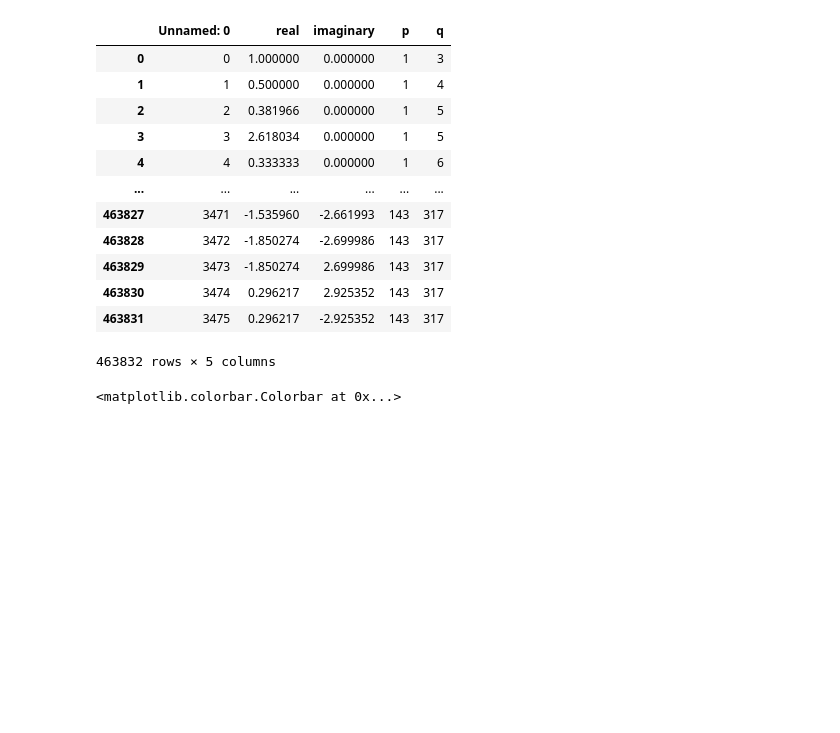
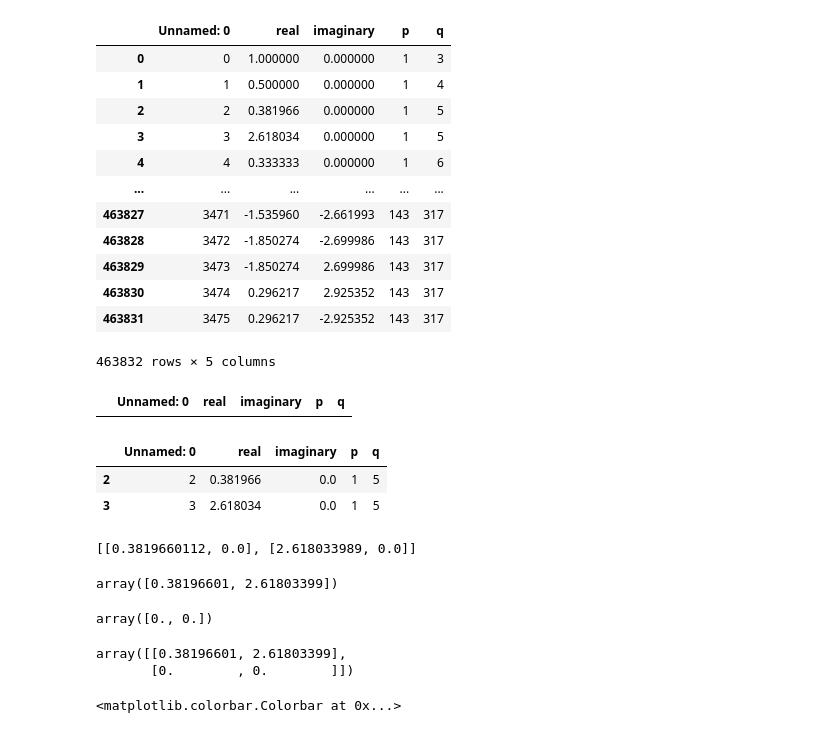
Before and after one commit to georgeglidden/rutabaga, a Jupyter notebook: Notebooks/00-00-PLOTS.ipynb, the cells around one changed output. Drawn from its saved outputs; the diff is of its cells as text; code cells hidden in the pictures; blank space fills up the shorter version.

```diff
--- a/Notebooks/00-00-PLOTS.ipynb
+++ b/Notebooks/00-00-PLOTS.ipynb
@@ -43,6 +43,35 @@ roots
 | 463830 | 3474 | 0.296217 | 2.925352 | 143 | 317 |
 | 463831 | 3475 | 0.296217 | -2.925352 | 143 | 317 |
 463832 rows × 5 columns
+# %%
+roots.loc[roots['q']=='2']
+# %% [output]
+|  | Unnamed: 0 | real | imaginary | p | q |
+# %%
+prevcal = roots.loc[(roots['p']==1) & (roots['q']==5)]
+# %%
+prevcal
+# %% [output]
+|  | Unnamed: 0 | real | imaginary | p | q |
+| 2 | 2 | 0.381966 | 0.0 | 1 | 5 |
+| 3 | 3 | 2.618034 | 0.0 | 1 | 5 |
+# %%
+prevcal[['real','imaginary']].values.tolist()
+# %% [output]
+[[0.3819660112, 0.0], [2.618033989, 0.0]]
+# %%
+prevcal['real'].to_numpy() + prevcal['imaginary'].to_numpy()
+# %% [output]
+array([0.38196601, 2.61803399])
+# %%
+prevcal['imaginary'].to_numpy()
+# %% [output]
+array([0., 0.])
+# %%
+np.vstack([prevcal['real'].to_numpy(),prevcal['imaginary'].to_numpy()])
+# %% [output]
+array([[0.38196601, 2.61803399],
+       [0.        , 0.        ]])
 # %%
 xstrings = roots['real'].to_numpy()
 ystrings = roots['imaginary'].to_numpy()
```
Also changed, not shown: 21 other files.
